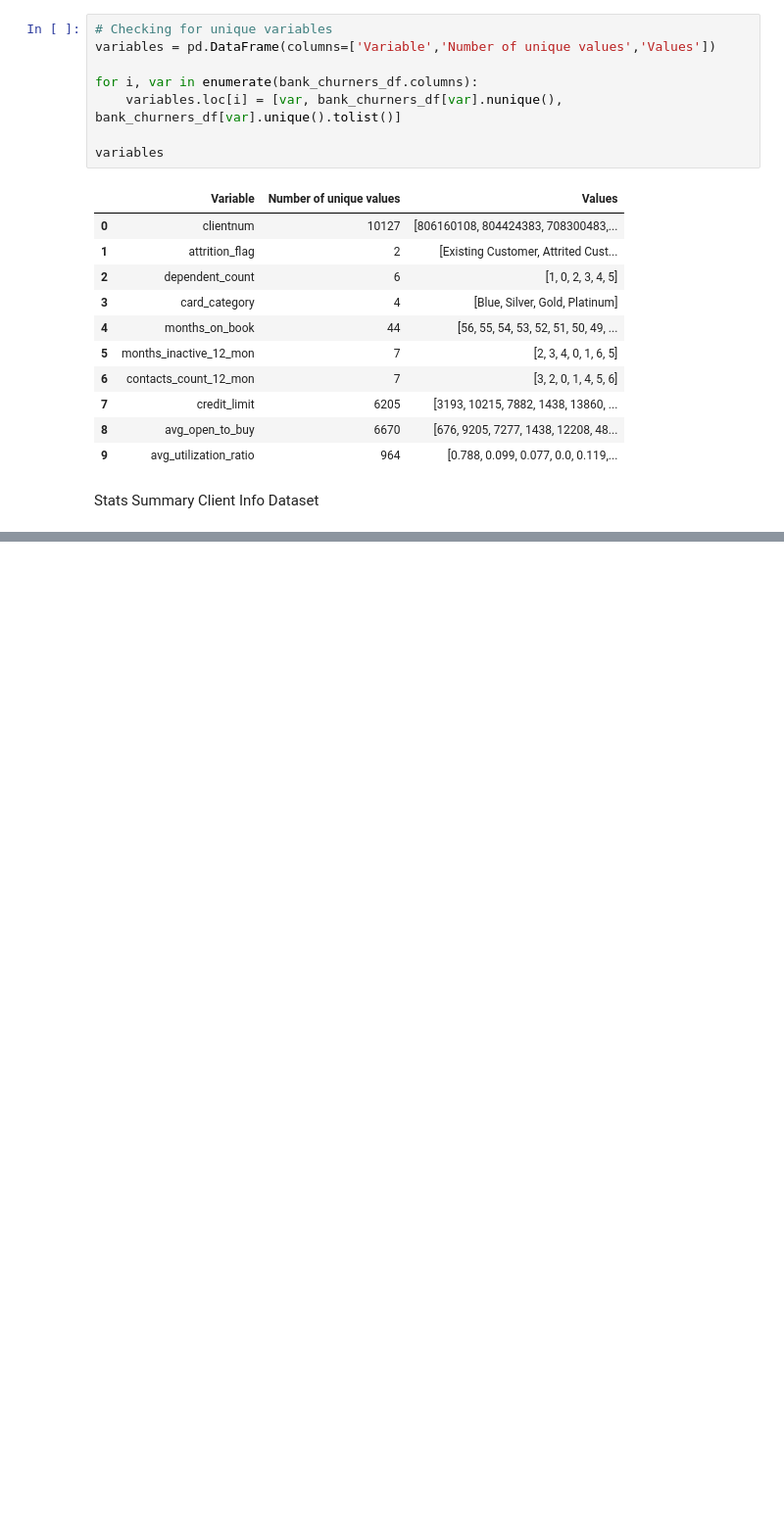
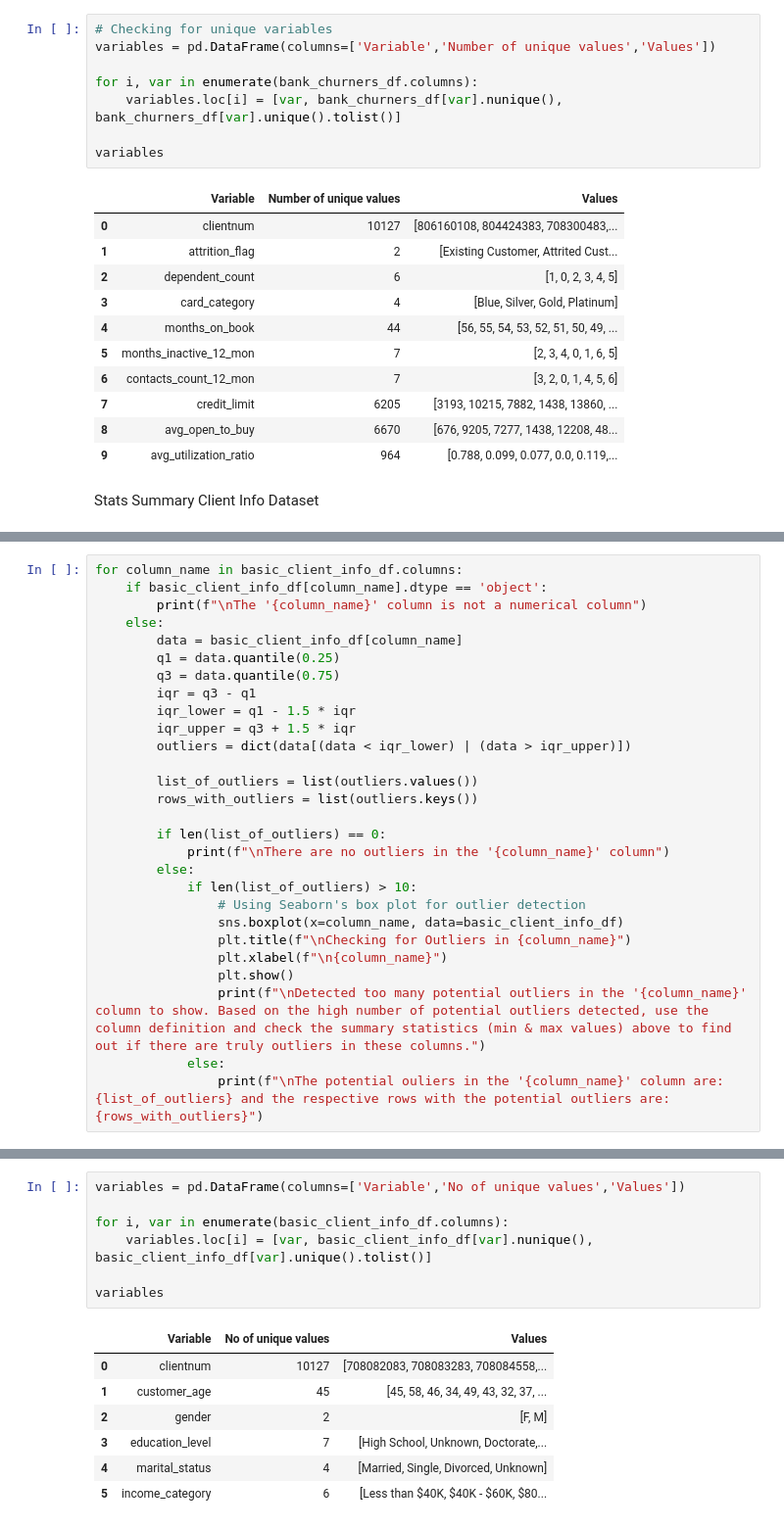
Before and after one commit to ayan72/customer_churn_analysis, a Jupyter notebook: churn.ipynb, the cells around one changed output, grey strips where cells are left out. Shown at 98% size. Drawn from its saved outputs; the diff is of its cells as text; blank space fills up the shorter version.

```diff
--- a/churn.ipynb
+++ b/churn.ipynb
@@ -328,0 +341,28 @@ Stats Summary Client Info Dataset
+# %%
+for column_name in basic_client_info_df.columns:
+    if basic_client_info_df[column_name].dtype == 'object':
+        print(f"\nThe '{column_name}' column is not a numerical column")
+    else:
+        data = basic_client_info_df[column_name]
+        q1 = data.quantile(0.25)
+        q3 = data.quantile(0.75)
+        iqr = q3 - q1
+        iqr_lower = q1 - 1.5 * iqr
+        iqr_upper = q3 + 1.5 * iqr
+        outliers = dict(data[(data < iqr_lower) | (data > iqr_upper)])
+
+        list_of_outliers = list(outliers.values())
+        rows_with_outliers = list(outliers.keys())
+
+        if len(list_of_outliers) == 0:
+            print(f"\nThere are no outliers in the '{column_name}' column")
+        else:
+            if len(list_of_outliers) > 10:
+                # Using Seaborn's box plot for outlier detection
+                sns.boxplot(x=column_name, data=basic_client_info_df)
+                plt.title(f"\nChecking for Outliers in {column_name}")
+                plt.xlabel(f"\n{column_name}")
+                plt.show()
+                print(f"\nDetected too many potential outliers in the '{column_name}' column to show. Based on the high number of potential outliers detected, use the column definition and check the summary statistics (min & max values) above to find out if there are truly outliers in these columns.")
+            else:
+                print(f"\nThe potential ouliers in the '{column_name}' column are: {list_of_outliers} and the respective rows with the potential outliers are: {rows_with_outliers}")
@@ -328,0 +491,15 @@ Stats Summary Client Info Dataset
+# %%
+variables = pd.DataFrame(columns=['Variable','No of unique values','Values'])
+
+for i, var in enumerate(basic_client_info_df.columns):
+    variables.loc[i] = [var, basic_client_info_df[var].nunique(), basic_client_info_df[var].unique().tolist()]
+
+variables
+# %% [output]
+|  | Variable | No of unique values | Values |
+| 0 | clientnum | 10127 | [708082083, 708083283, 708084558,... |
+| 1 | customer_age | 45 | [45, 58, 46, 34, 49, 43, 32, 37, ... |
+| 2 | gender | 2 | [F, M] |
+| 3 | education_level | 7 | [High School, Unknown, Doctorate,... |
+| 4 | marital_status | 4 | [Married, Single, Divorced, Unknown] |
+| 5 | income_category | 6 | [Less than $40K, $40K - $60K, $80... |
```
Also changed, not shown: parts of 5 cells of this notebook.
